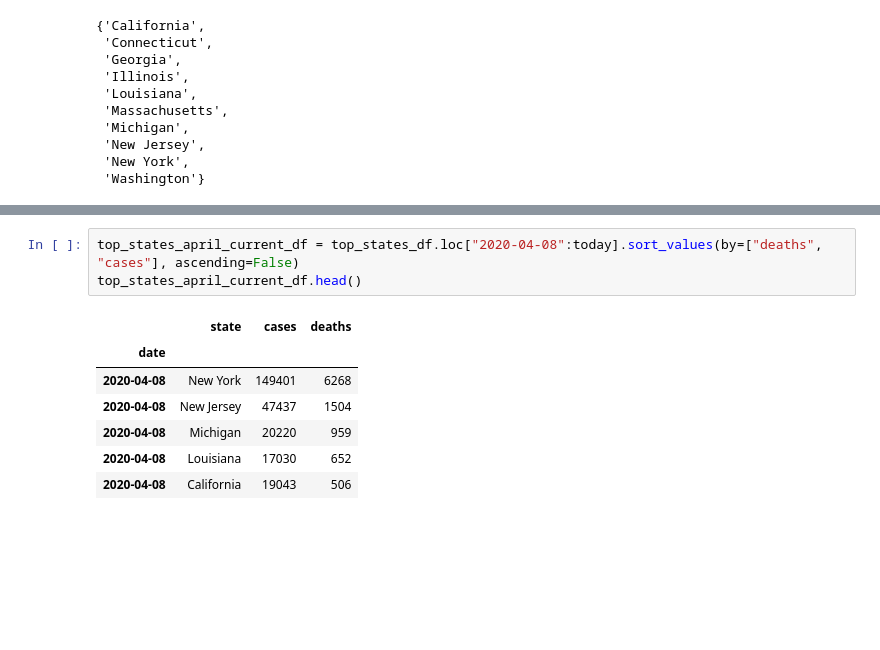
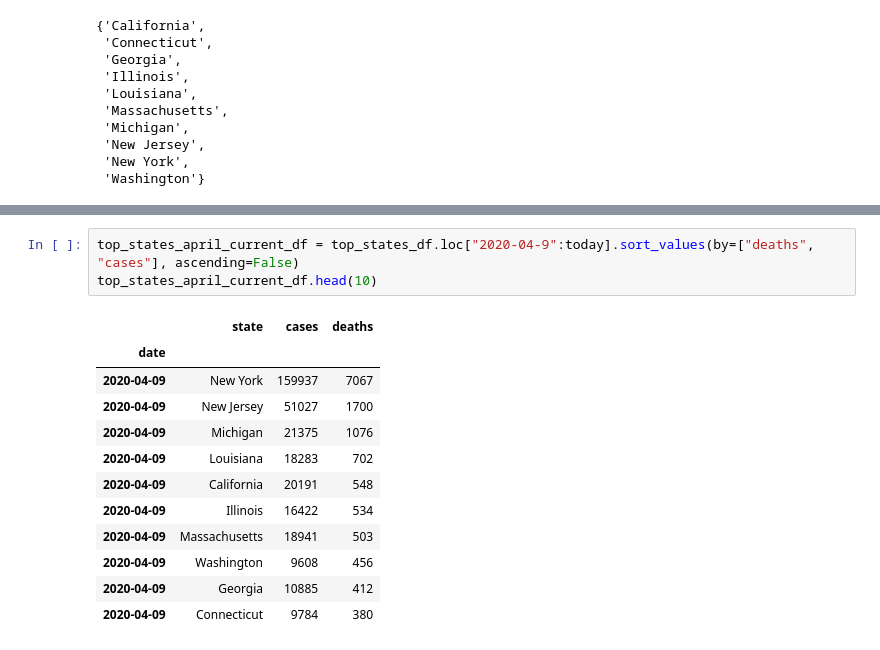
Before and after one commit to leslieshanecr/covid-19-Hawaii, a Jupyter notebook: Covid_19_Hawaii.ipynb, the cells around one changed output, grey strips where cells are left out. Cells and saved outputs as stored; diff of their text form; blank space fills up the shorter version.

```diff
--- a/Covid_19_Hawaii.ipynb
+++ b/Covid_19_Hawaii.ipynb
@@ -130,14 +135,19 @@ ax.fig.subplots_adjust(wspace=.2)
 # %%
-top_states_april_current_df = top_states_df.loc["2020-04-08":today].sort_values(by=["deaths", "cases"], ascending=False)
-top_states_april_current_df.head()
+top_states_april_current_df = top_states_df.loc["2020-04-9":today].sort_values(by=["deaths", "cases"], ascending=False)
+top_states_april_current_df.head(10)
 # %% [output]
 |  | state | cases | deaths |
 | date |  |  |  |
-| 2020-04-08 | New York | 149401 | 6268 |
-| 2020-04-08 | New Jersey | 47437 | 1504 |
-| 2020-04-08 | Michigan | 20220 | 959 |
-| 2020-04-08 | Louisiana | 17030 | 652 |
-| 2020-04-08 | California | 19043 | 506 |
+| 2020-04-09 | New York | 159937 | 7067 |
+| 2020-04-09 | New Jersey | 51027 | 1700 |
+| 2020-04-09 | Michigan | 21375 | 1076 |
+| 2020-04-09 | Louisiana | 18283 | 702 |
+| 2020-04-09 | California | 20191 | 548 |
+| 2020-04-09 | Illinois | 16422 | 534 |
+| 2020-04-09 | Massachusetts | 18941 | 503 |
+| 2020-04-09 | Washington | 9608 | 456 |
+| 2020-04-09 | Georgia | 10885 | 412 |
+| 2020-04-09 | Connecticut | 9784 | 380 |
 # %%
 import plotly.io as pio
 pio.renderers.default = 'colab'
```
Also changed, not shown: parts of 10 cells of this notebook.
